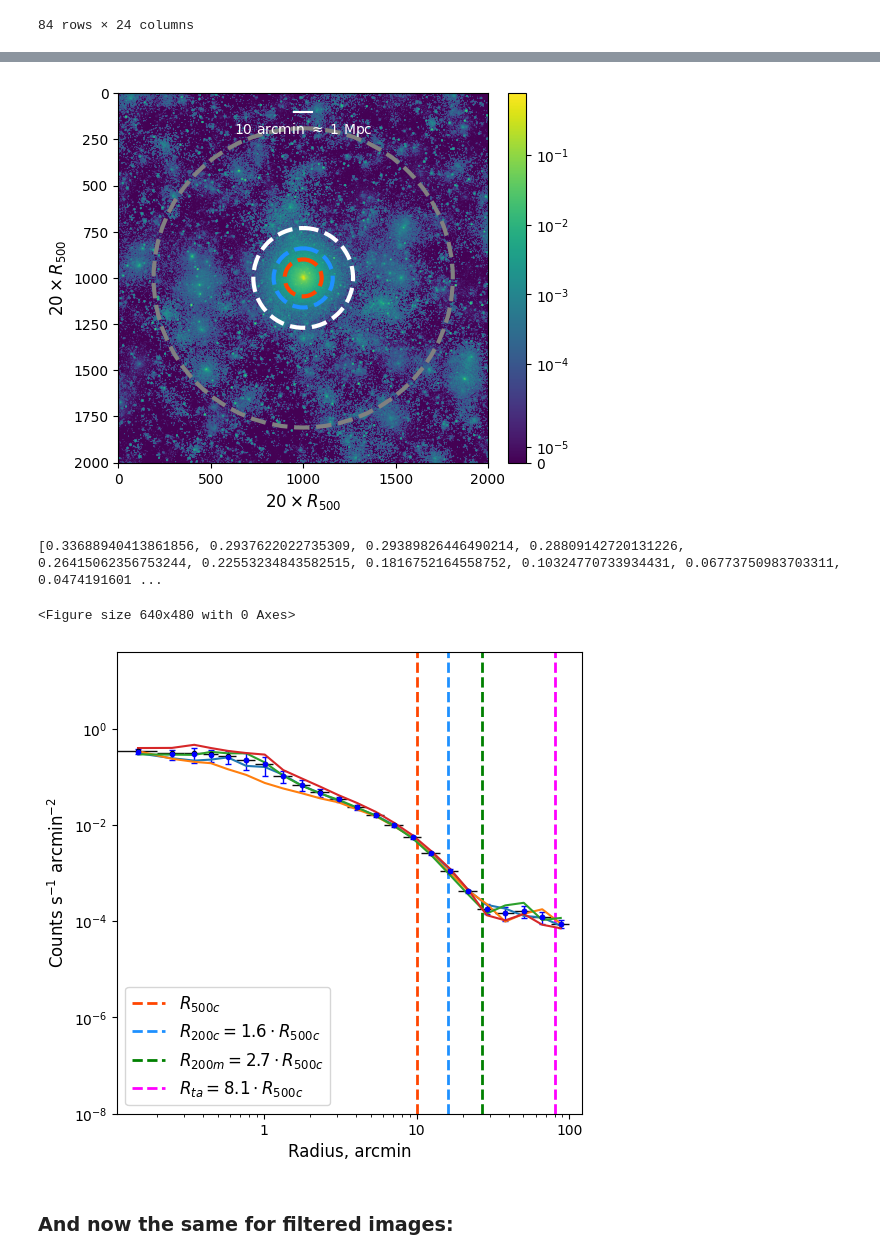
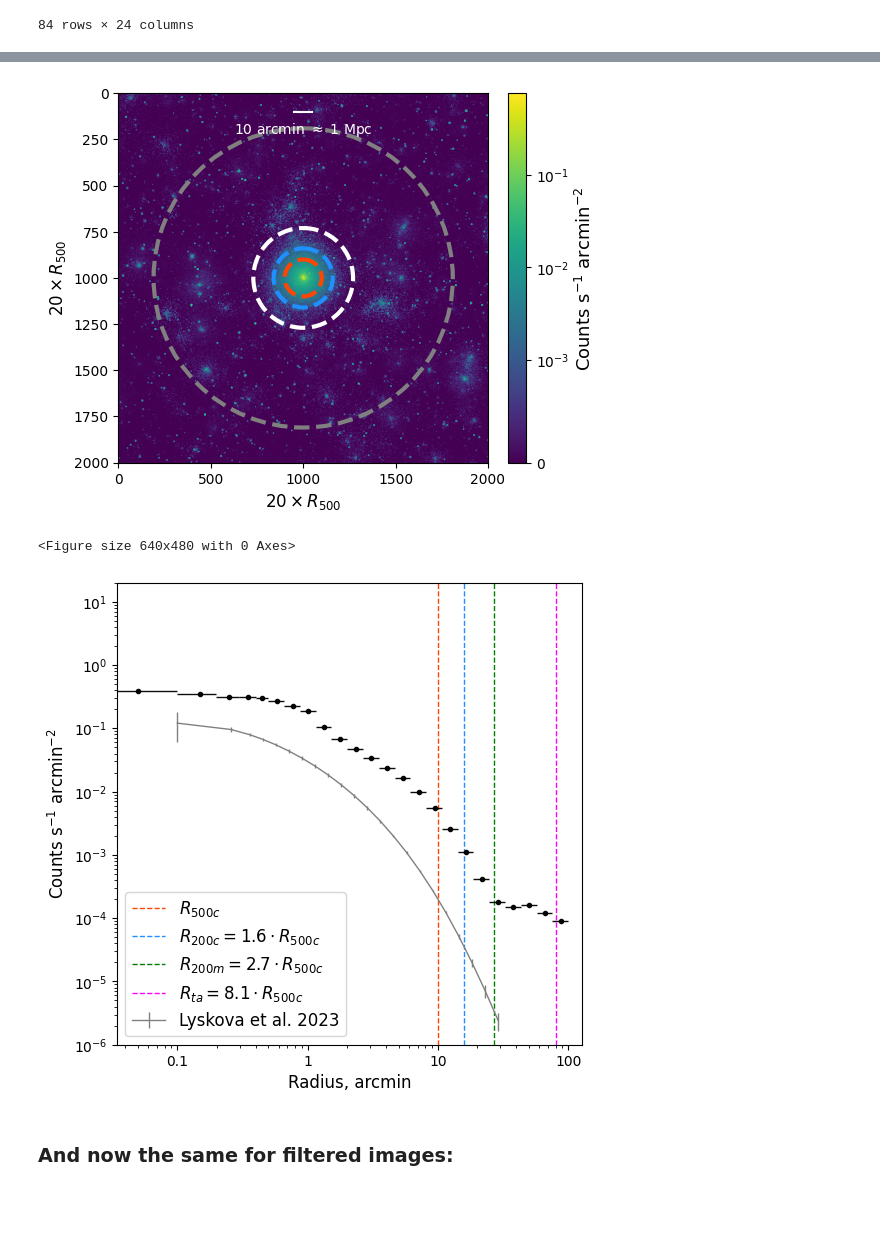
Before and after one commit to pi4imu/stacking, a Jupyter notebook: stacking_new.ipynb, the cells around one changed output, grey strips where cells are left out. Drawn from its saved outputs; the diff is of its cells as text; code cells hidden in the pictures; blank space fills up the shorter version.

Commit message:
error corrected

```diff
--- a/stacking_new.ipynb
+++ b/stacking_new.ipynb
@@ -334,11 +334,11 @@ plt.show()
 # %%
 %run -i 'utils/scripts.py'
 
-df_all = pd.DataFrame()yy
+df_all = pd.DataFrame()
 
 for cl_num in tqdm(clusters.index[:84]):
 
-    pho_hist, mmaasskk = extract_photons_from_cluster(cl_num,
+    pho_hist = extract_photons_from_cluster(cl_num,
                                             delete_superfluous=False,
                                             draw=False,
                                             histlen=2001,
@@ -455,53 +456,54 @@ for cl_num in tqdm(clusters.index[:84]):
-# %%
-total_hist = np.array(total_hist/84)
 # %%
 half_length = int(length/2)
 r500r = int(half_length/10)
 
-plt.imshow(np.rot90(total_hist), norm=matplotlib.colors.SymLogNorm(linthresh=0.00005, linscale=1),
+plt.imshow(np.rot90(total_hist/84), norm=matplotlib.colors.SymLogNorm(linthresh=0.001, linscale=1),
            origin='upper')
-plt.colorbar(fraction=0.046, pad=0.04)
+cb = plt.colorbar(fraction=0.046, pad=0.04)
+cb.set_label(f"Counts s$^{{-1}}$ arcmin$^{{-2}}$", size=13)
 
 plt.gca().add_patch(plt.Circle((half_length, half_length), r500r,
                                color='orangered', linestyle="--", lw=3, fill = False))
 plt.gca().add_patch(plt.Circle((half_length, half_length), r500r*1.6,
                                color='dodgerblue', linestyle="--", lw=3, fill = False))
 plt.gca().add_patch(plt.Circle((half_length, half_length), r500r*2.7,
                                color='white', linestyle="--", lw=3, fill = False))
 plt.gca().add_patch(plt.Circle((half_length, half_length), r500r*8.1,
                                color='grey', linestyle="--", lw=3, fill = False))
 
 x_s = (plt.gca().get_xlim()[1]+plt.gca().get_xlim()[0])/2
 y_s = (plt.gca().get_ylim()[1]-plt.gca().get_ylim()[0])*0.95+plt.gca().get_ylim()[0]
 y_S = (plt.gca().get_ylim()[1]-plt.gca().get_ylim()[0])*0.90+plt.gca().get_ylim()[0]
 plt.plot((x_s+r500r/2, x_s-r500r/2), (y_s, y_s), color='white')
 plt.text(x_s, y_S, f'10 arcmin $\\approx$ 1 Mpc',
          color='white', ha='center', va='center')
 
 plt.xlabel("$20 \\times R_{500}$", fontsize=12)
 plt.ylabel("$20 \\times R_{500}$", fontsize=12)
 
 plt.show()
 # %% [output]
-[figure, old version]
+[figure, new version]
 # %%
 %run -i 'utils/scripts.py'
 
 plt.figure(figsize=(6, 6))
 
-brbr = brightness_profile(hist=total_hist,
+brbr = brightness_profile(hist=total_hist/84,
                           mmmask='no',
                           draw=True,
                           field_length=20,
                           ARF_weights=True)
 
-plt.ylim(1e-8, 40)
+plt.ylim(1e-6, 2e1)
+
+plt.errorbar(Ix[0], Ix[1], (Ix[3]-Ix[1], Ix[1]-Ix[2]), lw=1, color='grey', label='Lyskova et al. 2023')
+plt.legend(loc=3, fontsize=12)
 
 plt.show()
 # %% [output]
-[0.33688940413861856, 0.2937622022735309, 0.29389826446490214, 0.28809142720131226, 0.26415062356753244, 0.22553234843582515, 0.1816752164558752, 0.10324770733934431, 0.06773750983703311, 0.0474191601 ...
+<Figure size 640x480 with 0 Axes>
-<Figure size 640x480 with 0 Axes>
-[figure, old version]
+[figure, new version]
 # %% [markdown]
 ### And now the same for filtered images:
 # %%
```
Also changed, not shown: parts of 13 cells of this notebook, 6 other files.
